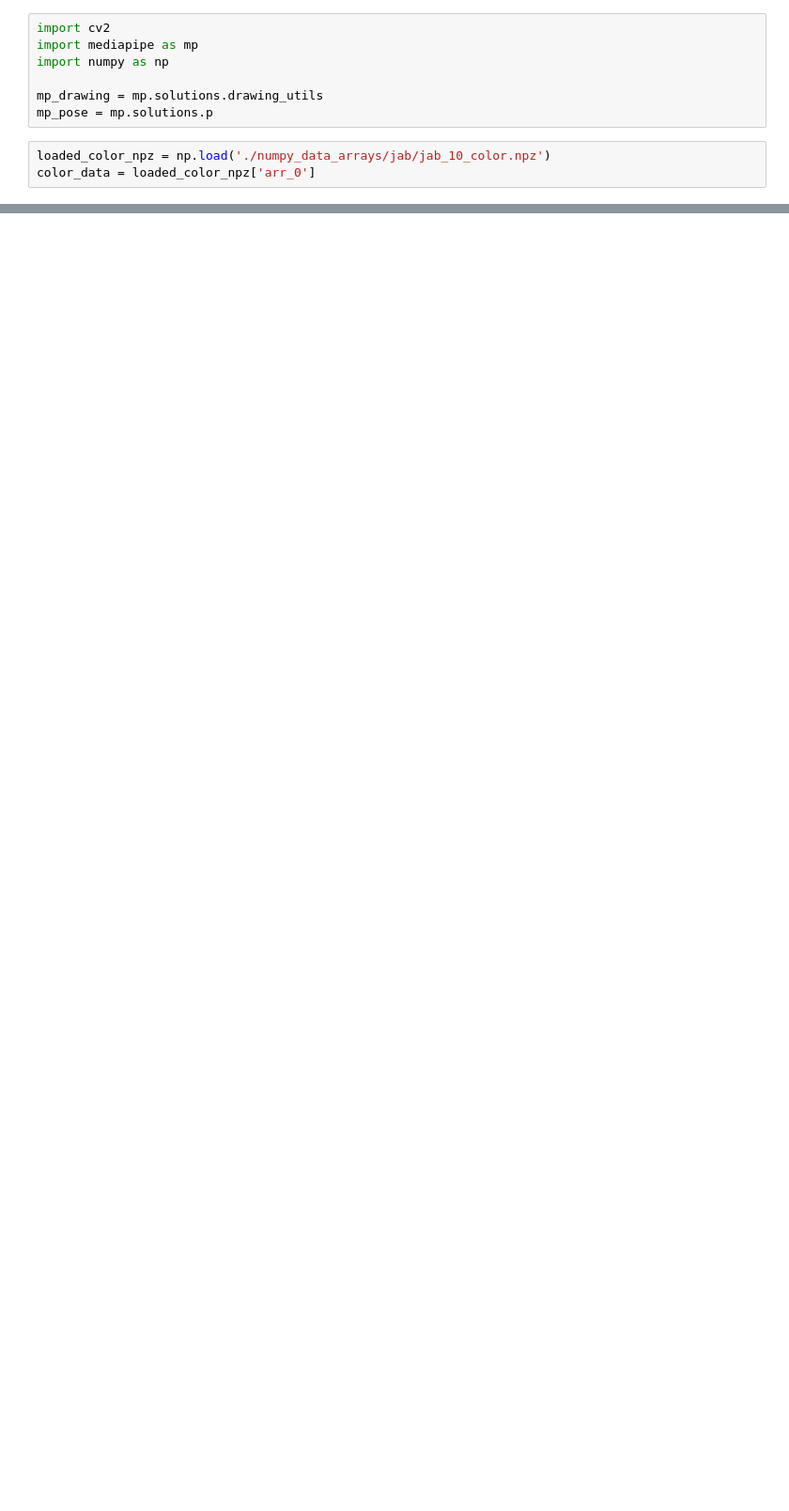
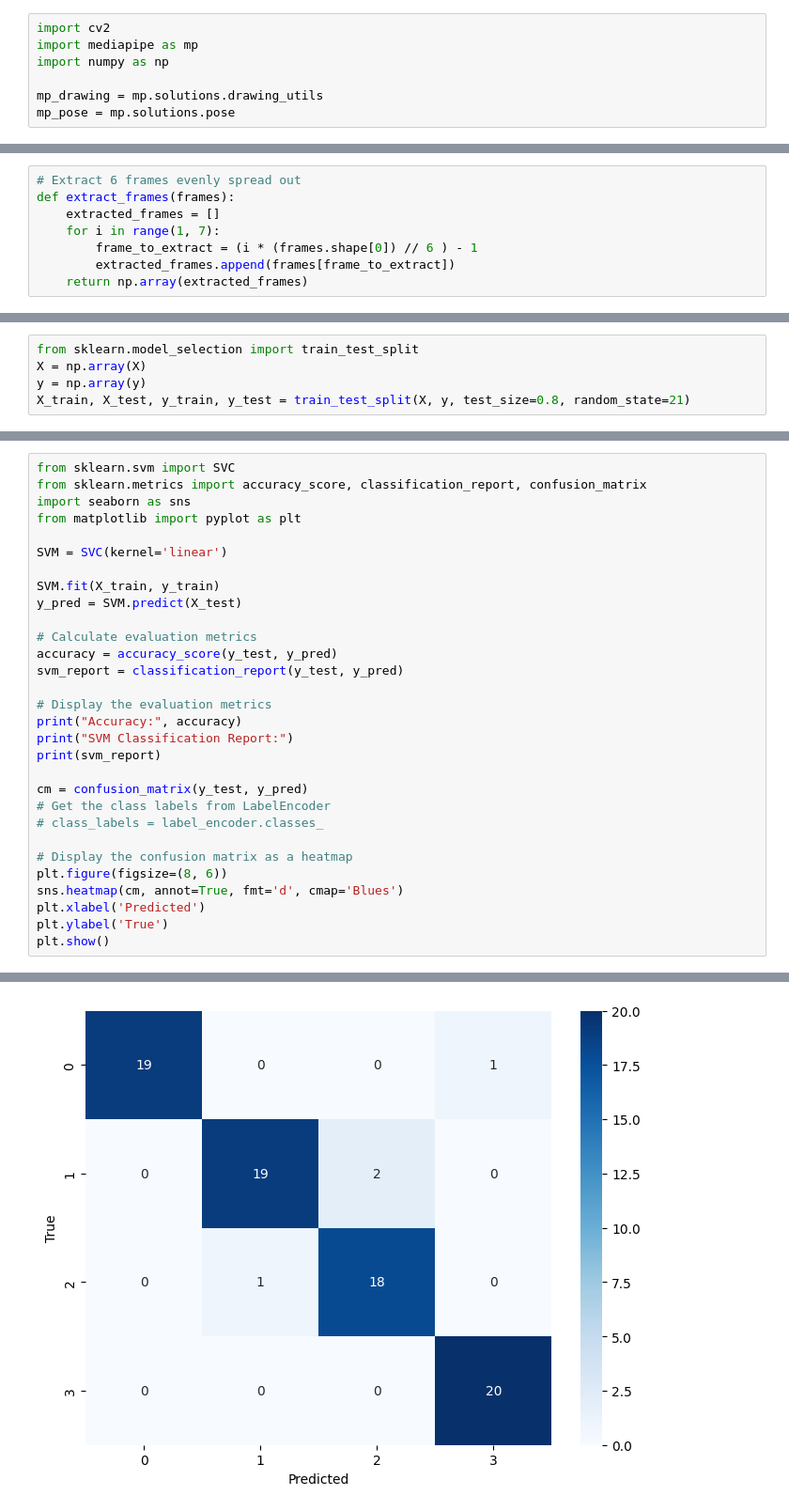
Before and after one commit to Alvie/computer-vision-coursework, a Jupyter notebook: mediapipe_test.ipynb, the cells around one changed output, grey strips where cells are left out. Shown at 94% size. Saved outputs shown, nothing was run; the diff lists cells and outputs as text; blank space fills up the shorter version.

```diff
--- a/mediapipe_test.ipynb
+++ b/mediapipe_test.ipynb
@@ -4,7 +4,4 @@ import mediapipe as mp
 import numpy as np
 
 mp_drawing = mp.solutions.drawing_utils
-mp_pose = mp.solutions.p
+mp_pose = mp.solutions.pose
-# %%
-loaded_color_npz = np.load('./numpy_data_arrays/jab/jab_10_color.npz')
-color_data = loaded_color_npz['arr_0']
@@ -10,0 +16,8 @@ color_data = loaded_color_npz['arr_0']
+# %%
+# Extract 6 frames evenly spread out
+def extract_frames(frames):
+    extracted_frames = []
+    for i in range(1, 7):
+        frame_to_extract = (i * (frames.shape[0]) // 6 ) - 1
+        extracted_frames.append(frames[frame_to_extract])
+    return np.array(extracted_frames)
@@ -10,0 +89,5 @@ color_data = loaded_color_npz['arr_0']
+# %%
+from sklearn.model_selection import train_test_split
+X = np.array(X)
+y = np.array(y)
+X_train, X_test, y_train, y_test = train_test_split(X, y, test_size=0.8, random_state=21)
@@ -10,0 +111,31 @@ color_data = loaded_color_npz['arr_0']
+# %%
+from sklearn.svm import SVC
+from sklearn.metrics import accuracy_score, classification_report, confusion_matrix
+import seaborn as sns
+from matplotlib import pyplot as plt
+
+SVM = SVC(kernel='linear')
+
+SVM.fit(X_train, y_train)
+y_pred = SVM.predict(X_test)
+
+# Calculate evaluation metrics
+accuracy = accuracy_score(y_test, y_pred)
+svm_report = classification_report(y_test, y_pred)
+
+# Display the evaluation metrics
+print("Accuracy:", accuracy)
+print("SVM Classification Report:")
+print(svm_report)
+
+cm = confusion_matrix(y_test, y_pred)
+# Get the class labels from LabelEncoder
+# class_labels = label_encoder.classes_
+
+# Display the confusion matrix as a heatmap
+plt.figure(figsize=(8, 6))
+sns.heatmap(cm, annot=True, fmt='d', cmap='Blues')
+plt.xlabel('Predicted')
+plt.ylabel('True')
+plt.show()
+# %% [output]
@@ -10,0 +154 @@ color_data = loaded_color_npz['arr_0']
+[figure, added]
```
Also changed, not shown: parts of 16 cells of this notebook, 1 other file.
